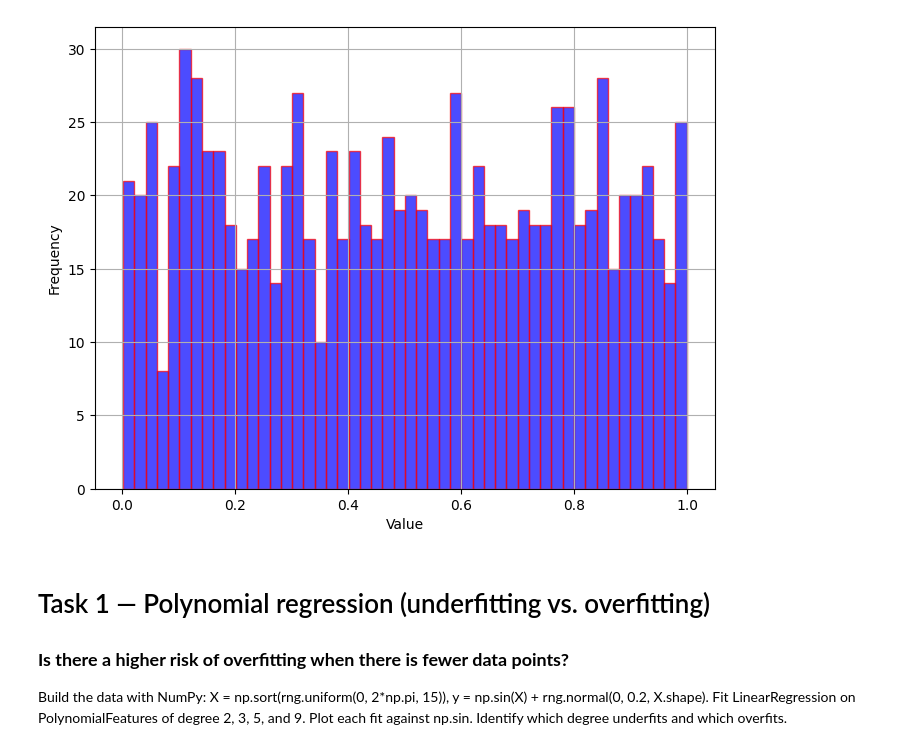
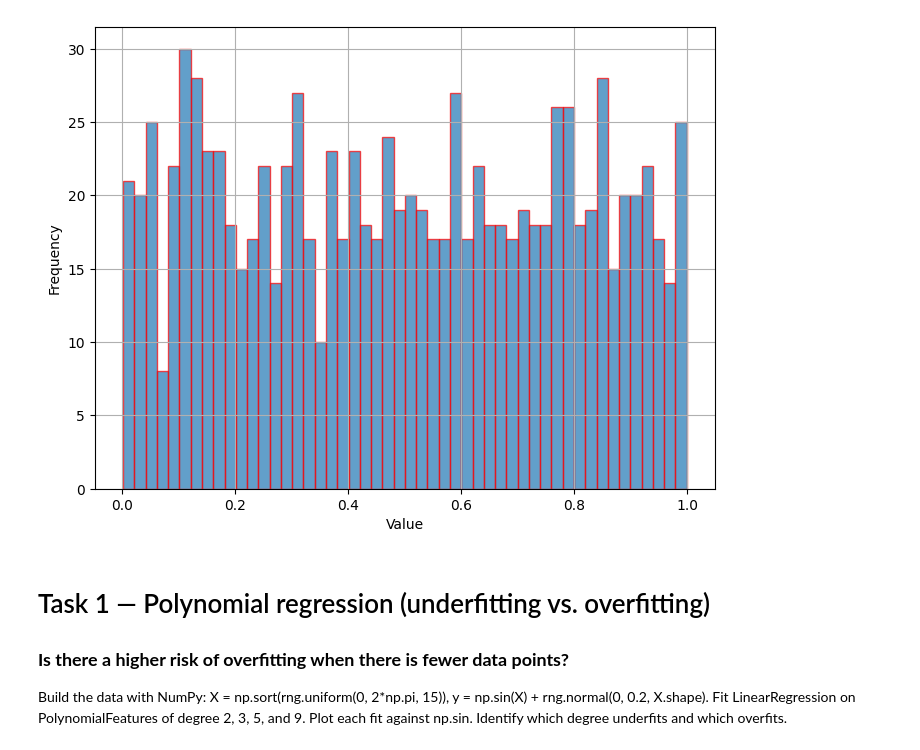
Before and after one commit to Louis-codes/TUM_cognitive_systems, a Jupyter notebook: 01_machine_learning.ipynb, the cells around one changed output. Drawn from its saved outputs; the diff is of its cells as text; code cells hidden in the pictures.

```diff
--- a/01_machine_learning.ipynb
+++ b/01_machine_learning.ipynb
@@ -11,13 +11,13 @@ rng = np.random.default_rng(42)
 random_numbers = rng.random(1000)
 # %%
 plt.figure(figsize=(8, 6))
-plt.hist(random_numbers, bins=50, edgecolor='red', color='blue', alpha=0.7)
+plt.hist(random_numbers, bins=50, edgecolor='red', alpha=0.7)
 plt.xlabel('Value')
 plt.ylabel('Frequency')
 plt.grid(True)
 plt.show()
 # %% [output]
-[figure, old version]
+[figure, new version]
 # %% [markdown]
 # Task 1 — Polynomial regression (underfitting vs. overfitting)
 ### **Is there a higher risk of overfitting when there is fewer data points?**
```
